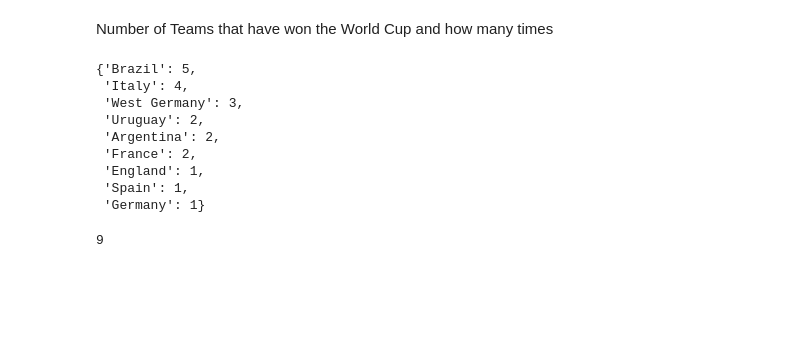
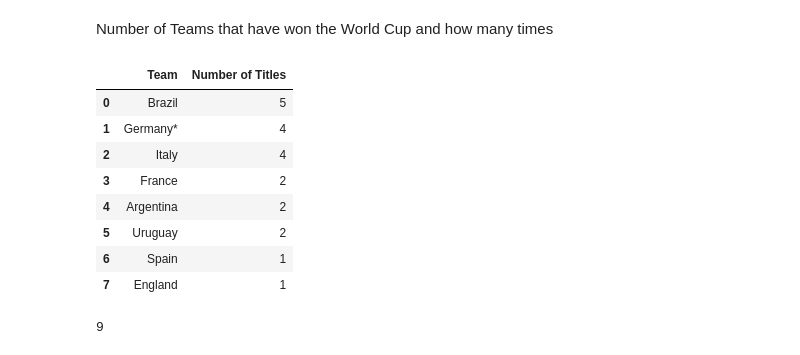
Before and after one commit to Binyoh1/FIFA-World-Cup-DataViz, a Jupyter notebook: notebook.ipynb, the cells around one changed output. Cells and saved outputs as stored; diff of their text form; code cells hidden in the pictures; blank space fills up the shorter version.

```diff
--- a/notebook.ipynb
+++ b/notebook.ipynb
@@ -434,17 +434,21 @@ df_summary.to_csv('./exported/total-goals-scored-per-world-cup-tournanment.csv')
 Number of Teams that have won the World Cup and how many times
 # %%
 # Number of times each World Cup winner has won the tournament
-dict(df_ogs_ext['CHAMPION'].value_counts())
+df_summary_n = df_summary.copy()
+df_summary_n['Champion'] = df_summary_n['Champion'].replace(["West Germany", "Germany"], "Germany*")
+wc_champions_dict = dict(df_summary_n['Champion'].value_counts())
+df_champions = pd.DataFrame(list(wc_champions_dict.items()), columns=['Team', 'Number of Titles'])
+df_champions
 # %% [output]
-{'Brazil': 5,
- 'Italy': 4,
- 'West Germany': 3,
- 'Uruguay': 2,
- 'Argentina': 2,
- 'France': 2,
- 'England': 1,
- 'Spain': 1,
- 'Germany': 1}
+|  | Team | Number of Titles |
+| 0 | Brazil | 5 |
+| 1 | Germany* | 4 |
+| 2 | Italy | 4 |
+| 3 | France | 2 |
+| 4 | Argentina | 2 |
+| 5 | Uruguay | 2 |
+| 6 | Spain | 1 |
+| 7 | England | 1 |
 # %%
 df_ogs_ext['CHAMPION'].value_counts().shape[0]
 # %% [output]
```
Also changed, not shown: parts of 2 cells of this notebook, 2 other files.
